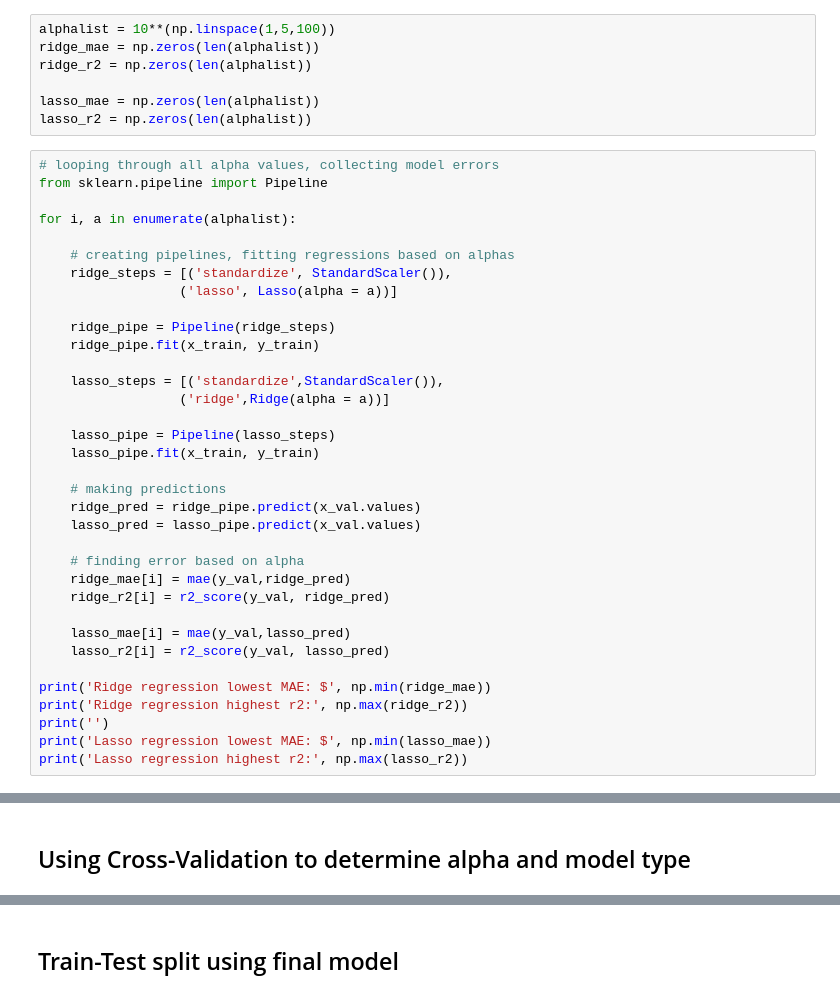
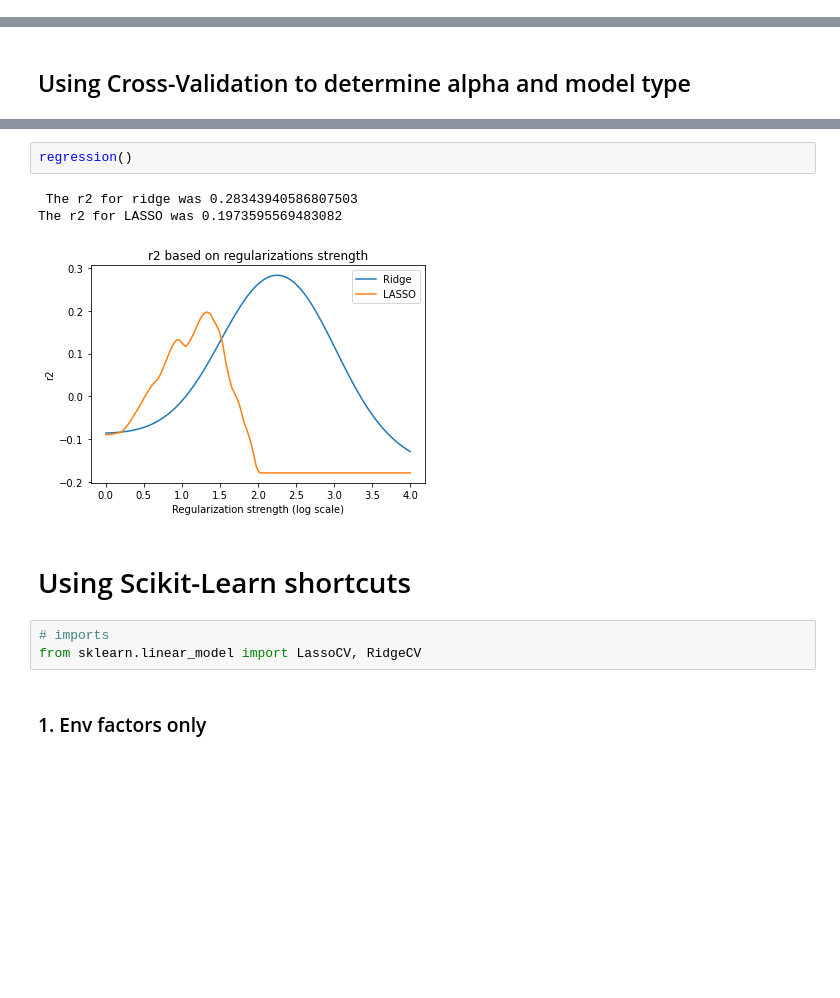
Before and after one commit to pjn51/beauty-and-value, a Jupyter notebook: metis_project_2.ipynb, the cells around one changed output, grey strips where cells are left out. Cells and saved outputs as stored; diff of their text form; blank space fills up the shorter version.

```diff
--- a/metis_project_2.ipynb
+++ b/metis_project_2.ipynb
@@ -767,42 +677,0 @@ So, just choosing an arbitrary number for our $\lambda$, both regressions did *r
-# %%
-alphalist = 10**(np.linspace(1,5,100))
-ridge_mae = np.zeros(len(alphalist))
-ridge_r2 = np.zeros(len(alphalist))
-
-lasso_mae = np.zeros(len(alphalist))
-lasso_r2 = np.zeros(len(alphalist))
-# %%
-# looping through all alpha values, collecting model errors
-from sklearn.pipeline import Pipeline
-
-for i, a in enumerate(alphalist):
-
-    # creating pipelines, fitting regressions based on alphas
-    ridge_steps = [('standardize', StandardScaler()),
-                  ('lasso', Lasso(alpha = a))]
-
-    ridge_pipe = Pipeline(ridge_steps)
-    ridge_pipe.fit(x_train, y_train)
-
-    lasso_steps = [('standardize',StandardScaler()),
-                  ('ridge',Ridge(alpha = a))]
-
-    lasso_pipe = Pipeline(lasso_steps)
-    lasso_pipe.fit(x_train, y_train)
-
-    # making predictions
-    ridge_pred = ridge_pipe.predict(x_val.values)
-    lasso_pred = lasso_pipe.predict(x_val.values)
-
-    # finding error based on alpha
-    ridge_mae[i] = mae(y_val,ridge_pred)
-    ridge_r2[i] = r2_score(y_val, ridge_pred)
-
-    lasso_mae[i] = mae(y_val,lasso_pred)
-    lasso_r2[i] = r2_score(y_val, lasso_pred)
-
-print('Ridge regression lowest MAE: $', np.min(ridge_mae))
-print('Ridge regression highest r2:', np.max(ridge_r2))
-print('')
-print('Lasso regression lowest MAE: $', np.min(lasso_mae))
-print('Lasso regression highest r2:', np.max(lasso_r2))
@@ -897,2 +766,13 @@ Min LASSO MAE: 57211
-# %% [markdown]
-## Train-Test split using final model
+# %%
+regression()
+# %% [output]
+ The r2 for ridge was 0.28343940586807503
+The r2 for LASSO was 0.1973595569483082
+[figure, added]
+# %% [markdown]
+# Using Scikit-Learn shortcuts
+# %%
+# imports
+from sklearn.linear_model import LassoCV, RidgeCV
+# %% [markdown]
+### 1. Env factors only
```
Also changed, not shown: parts of 86 cells of this notebook, 8 other files.
